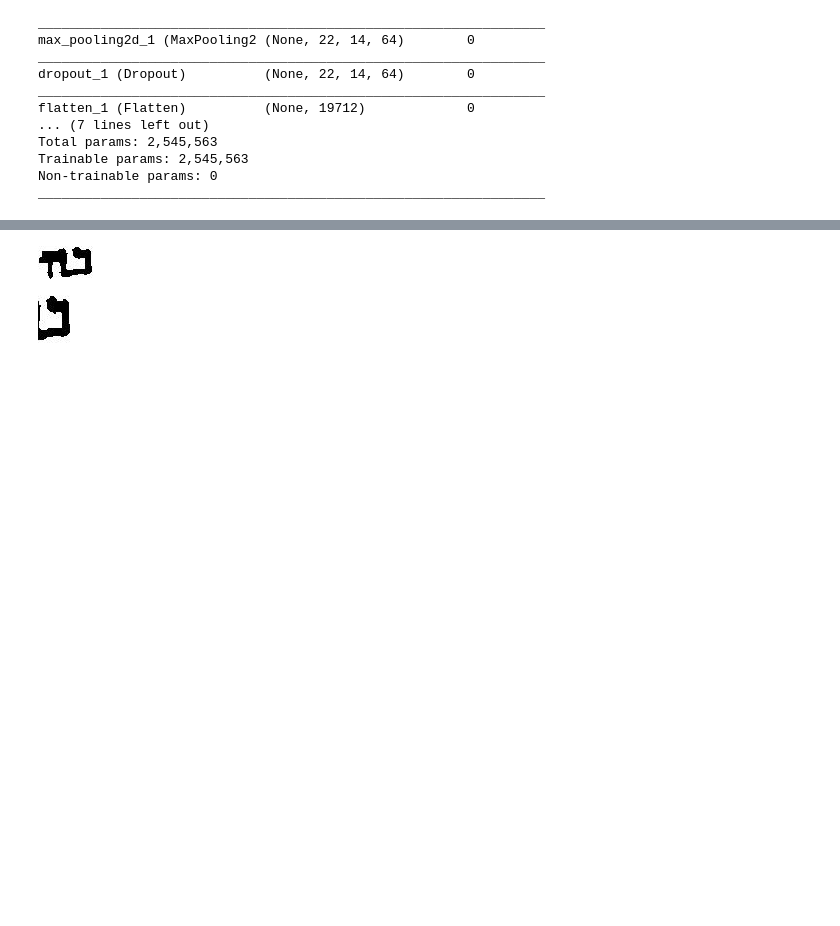
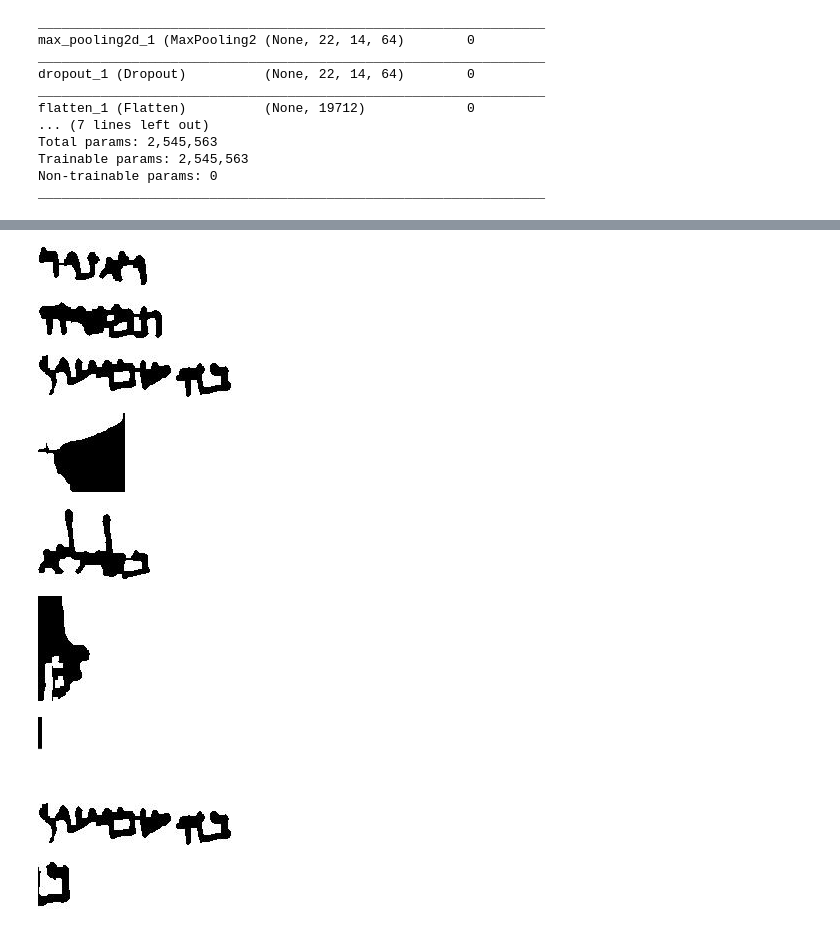
Before and after one commit to JoppeBoekestijn/handwritingrecog, a Jupyter notebook: __Final__/word_segmentation.ipynb, the cells around one changed output, grey strips where cells are left out. Cells and saved outputs as stored; diff of their text form; code cells hidden in the pictures; blank space fills up the shorter version.

```diff
--- a/__Final__/word_segmentation.ipynb
+++ b/__Final__/word_segmentation.ipynb
@@ -48,7 +46,7 @@ Trainable params: 2,545,563
 Non-trainable params: 0
 _________________________________________________________________
 # %%
-img = cv2.imread('input_files_word_segment/slice5.png')  #Afbeelding waar je alles op uitvoert
+img = cv2.imread('input_files_word_old/slice5.png')  #Afbeelding waar je alles op uitvoert
 
 # convert to grayscale
 gray = cv2.cvtColor(img,cv2.COLOR_BGR2GRAY)
@@ -90,10 +85,20 @@ for cnt in contours:
     cv2.rectangle(thresh,(x,y),(x+w,y+h),(0,255,0),2)
     cv2.rectangle(thresh_color,(x,y),(x+w,y+h),(0,255,0),2)
 # %%
-word = words[2]
-showarray(word)
+for word in words:
+    showarray(word)
 # %% [output]
-[figure, old version]
+[figure, new version]
+[figure, added]
+[figure, added]
+[figure, added]
+[figure, added]
+[figure, added]
+[figure, added]
+# %%
+showarray(words[2])
+# %% [output]
+[figure, added]
 # %%
 # def get_resized_img(img, video_size):
 #     width, height = video_size  # these are the MAX dimensions
```
Also changed, not shown: parts of 3 cells of this notebook.
